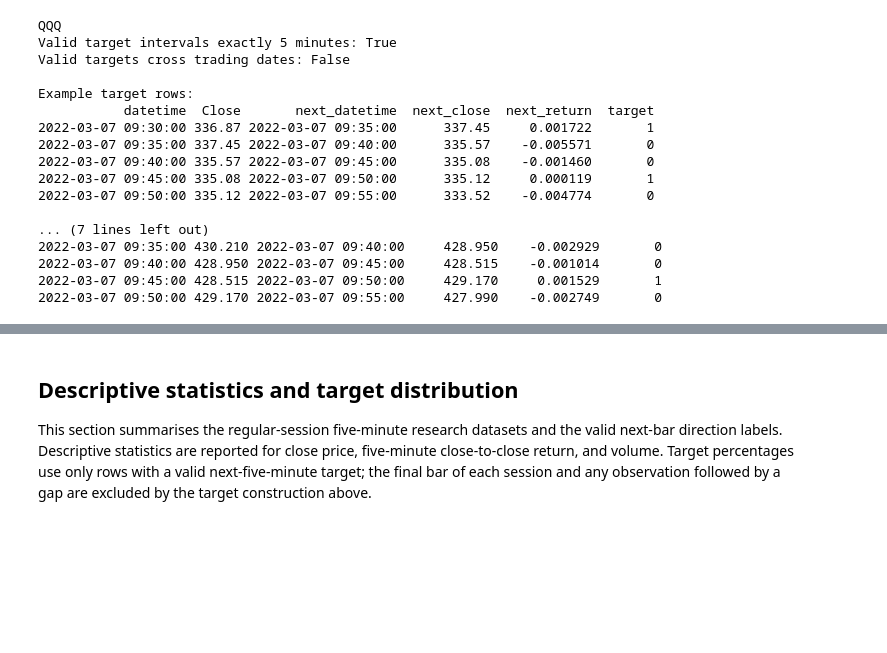
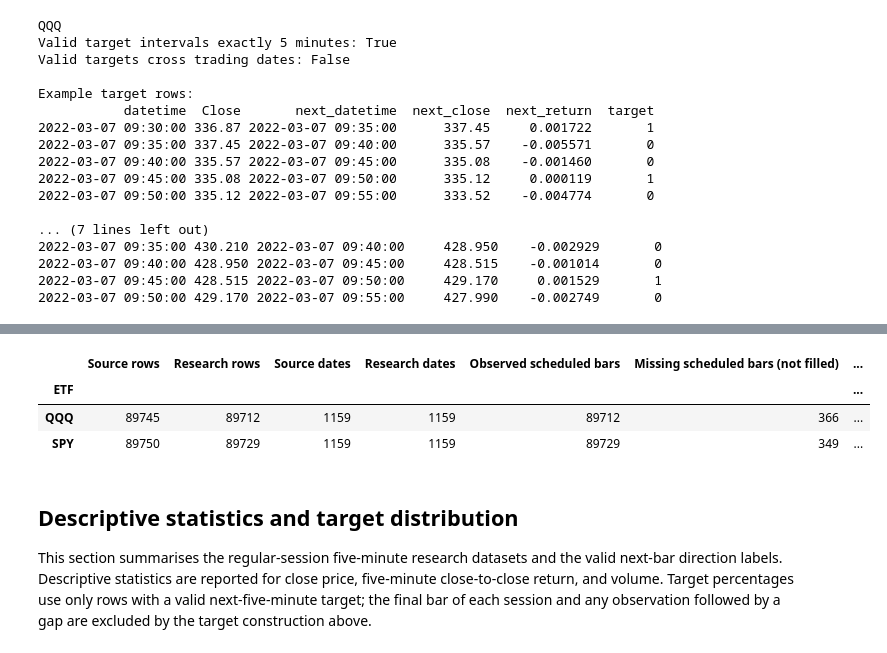
Before and after one commit to Pollyyxx/Intraday-equity-forecasting, a Jupyter notebook: 01_data_availability_and_exploration.ipynb, the cells around one changed output, grey strips where cells are left out. Cells and saved outputs as stored; diff of their text form; code cells hidden in the pictures; blank space fills up the shorter version.

```diff
--- a/01_data_availability_and_exploration.ipynb
+++ b/01_data_availability_and_exploration.ipynb
@@ -1264,3 +1270,66 @@ Example target rows:
+# %%
+# Final checks for source integrity, prepared-session membership, and preserved gaps.
+required_columns = {"datetime", "Open", "High", "Low", "Close", "Volume", "source"}
+
+def expected_session_timestamps(schedule):
+    expected = set()
+    for session_date, row in schedule.iterrows():
+        market_open = row["market_open"].tz_convert("America/New_York").tz_localize(None)
+        market_close = row["market_close"].tz_convert("America/New_York").tz_localize(None)
+        expected.update(pd.date_range(
+            start=market_open,
+            end=market_close - pd.Timedelta(minutes=5),
+            freq="5min",
+        ))
+    return expected
+
+expected_timestamps = expected_session_timestamps(schedule)
+final_audit_rows = []
+
+for name, source_df, research_df in [
+    ("QQQ", qqq_5m, qqq_research),
+    ("SPY", spy_5m, spy_research),
+]:
+    source = source_df.copy()
+    research = research_df.copy()
+    source["datetime"] = pd.to_datetime(source["datetime"])
+    research["datetime"] = pd.to_datetime(research["datetime"])
+
+    assert required_columns.issubset(source.columns), f"{name}: missing required columns"
+    assert source["datetime"].is_monotonic_increasing, f"{name}: source timestamps are not sorted"
+    assert not source["datetime"].duplicated().any(), f"{name}: duplicate source timestamps"
+    assert not source[list(required_columns)].isna().any().any(), f"{name}: missing required values"
+    assert (source["High"] >= source[["Open", "Close", "Low"]].max(axis=1)).all(), f"{name}: invalid high values"
+    assert (source["Low"] <= source[["Open", "Close", "High"]].min(axis=1)).all(), f"{name}: invalid low values"
+    assert (source[["Open", "High", "Low", "Close"]] > 0).all().all(), f"{name}: non-positive prices"
+    assert (source["Volume"] >= 0).all(), f"{name}: negative volume"
+    assert research["datetime"].is_monotonic_increasing, f"{name}: research timestamps are not sorted"
+    assert not research["datetime"].duplicated().any(), f"{name}: duplicate research timestamps"
+    assert set(research["datetime"]).issubset(expected_timestamps), f"{name}: timestamp outside scheduled session grid"
+
+    source_times = set(source["datetime"])
+    expected_source_times = source_times.intersection(expected_timestamps)
+    absent_expected = expected_timestamps.difference(source_times)
+    retained_source_times = set(research["datetime"])
+    assert retained_source_times == expected_source_times, f"{name}: research set differs from observed scheduled bars"
+    final_audit_rows.append({
+        "ETF": name,
+        "Source rows": len(source),
+        "Research rows": len(research),
+        "Source dates": source["datetime"].dt.date.nunique(),
+        "Research dates": research["datetime"].dt.date.nunique(),
+        "Observed scheduled bars": len(expected_source_times),
+        "Missing scheduled bars (not filled)": len(absent_expected),
+        "Outside schedule removed": len(source_times.difference(expected_timestamps)),
+    })
+
+final_preparation_audit = pd.DataFrame(final_audit_rows).set_index("ETF")
+display(final_preparation_audit)
+# %% [output]
+|  | Source rows | Research rows | Source dates | Research dates | Observed scheduled bars | Missing scheduled bars (not filled) | ... |
+| ETF |  |  |  |  |  |  | ... |
+| QQQ | 89745 | 89712 | 1159 | 1159 | 89712 | 366 | ... |
+| SPY | 89750 | 89729 | 1159 | 1159 | 89729 | 349 | ... |
 # %% [markdown]
 ## Descriptive statistics and target distribution
 
```
Also changed, not shown: parts of 18 cells of this notebook, 27 other files.
